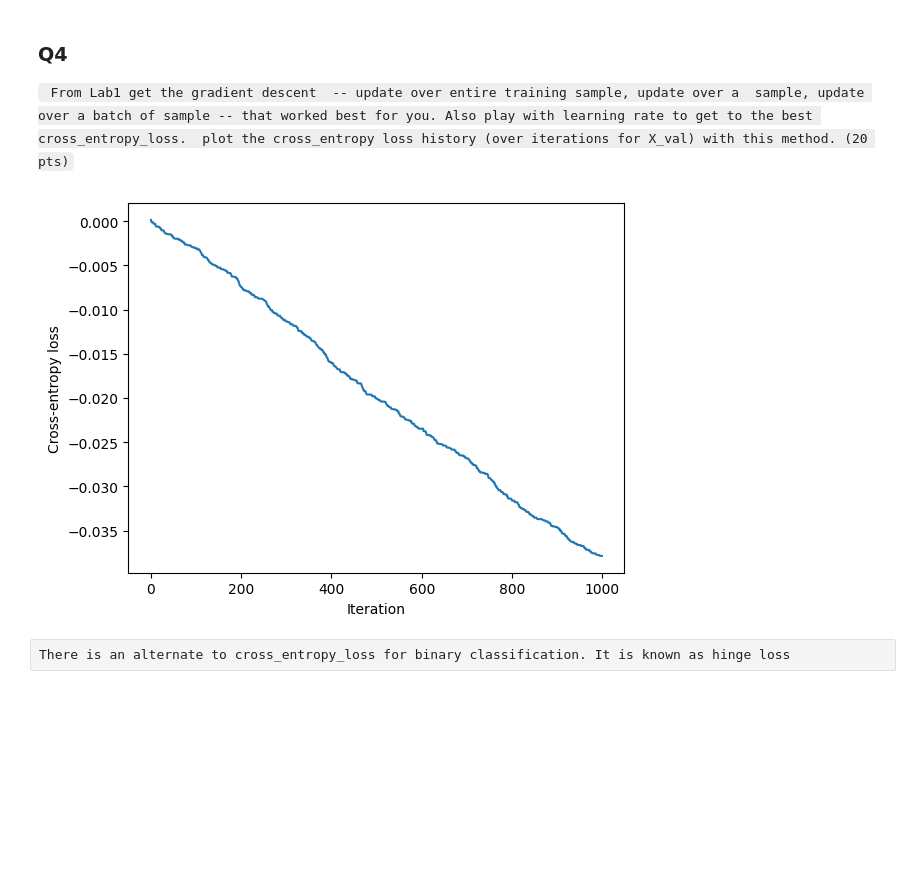
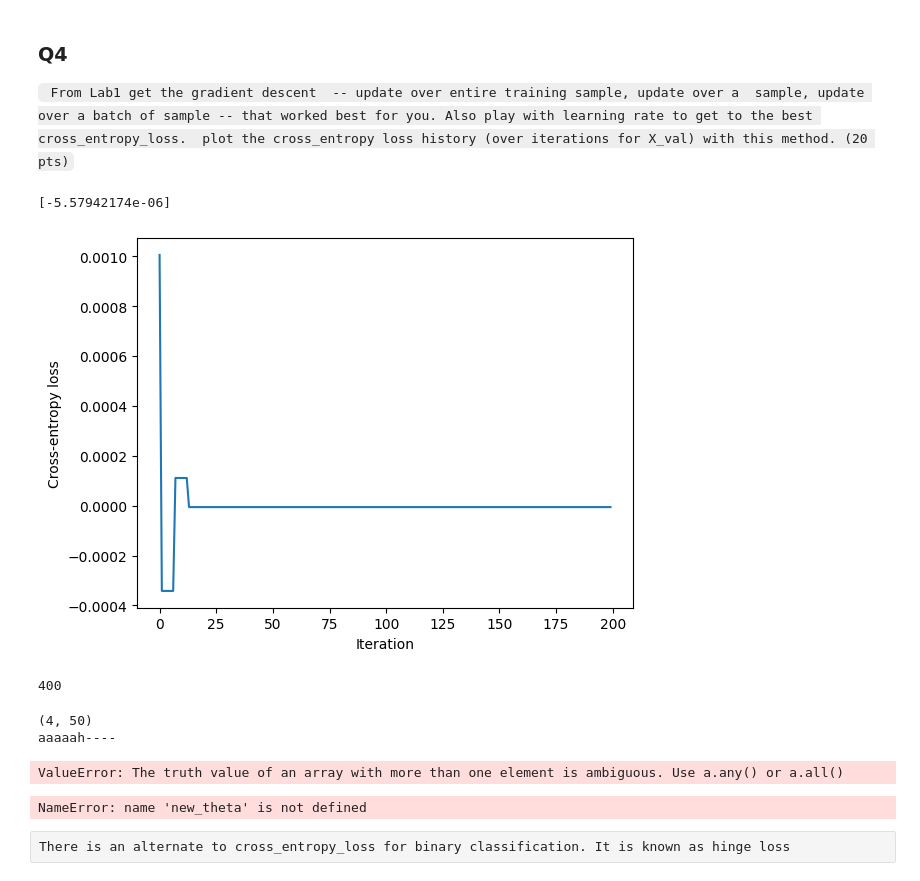
Before and after one commit to Hrsh-Venket/CS-1390-Intro-to-Machine-Learning, a Jupyter notebook: lab2(homework)/lab2.ipynb, the cells around one changed output. Saved outputs shown, nothing was run; the diff lists cells and outputs as text; code cells hidden in the pictures; blank space fills up the shorter version.

```diff
--- a/lab2(homework)/lab2.ipynb
+++ b/lab2(homework)/lab2.ipynb
@@ -313,30 +313,100 @@ plt.show()
 # %%
 # Run gradient descent over the entire training sample
 
 def gradient_descent(X_train, y_train, X_val, y_val, learning_rate, max_iter):
     m, n = X_train.shape
     theta = np.zeros((n, 1))
     history = []
     best_loss = float('inf')
     for i in range(max_iter):
         dtheta = np.random.randn(n, 1)
         new_theta = theta + learning_rate * dtheta
         new_loss = compute_cross_entropy_loss(X_val, y_val, new_theta)
-        if new_loss < best_loss:
+        if abs(new_loss) < abs(best_loss):
             best_loss = new_loss
             theta = new_theta
         history.append(best_loss)
     return theta, history
 
-learning_rate = 0.0001
-max_iter = 1000
+learning_rate = 0.001 # the issue with this case is that there is no local minima or maxima.
+                    # so higher learning rate is always better
+max_iter = 200
 best_theta, loss_history = gradient_descent(X_train, Y_train, X_val, Y_val, learning_rate, max_iter)
+print(loss_history[-1])
 plt.plot(loss_history)
 plt.xlabel('Iteration')
 plt.ylabel('Cross-entropy loss')
 plt.show()
 # %% [output]
+[-5.57942174e-06]
-[figure, old version]
+[figure, new version]
+# %%
+X.shape[0]
+# %% [output]
+400
+# %%
+# Run batched gradient descent
+def init(X,zeros=True):
+    n = X.shape[1]
+    if zeros:
+        theta = np.zeros((n,1))
+    else:
+        theta = np.random.rand(n,1)-0.5
+        theta[-1] = 0
+    return theta
+
+
+
+def update_weights( X, Y,  theta ) :
+        Y_pred = predict(X, theta)
+        m = X.shape[0]
+        dtheta = - ( 2 * ( X.T ).dot( Y - Y_pred )  ) / m
+        return dtheta
+
+def gradient_descent(X_train, y_train, X_val, y_val, max_iter, batch_size):
+    m, n = X_train.shape
+    num_batches = m // batch_size
+    theta = np.zeros((n, 1))
+    history = []
+    best_loss = float('inf')
+
+    for i in range(max_iter):
+        for batch in range(num_batches):
+            start_idx = batch * batch_size
+            end_idx = (batch + 1) * batch_size
+            x_i = X_train[start_idx:end_idx, :]
+            y_i = Y_train[start_idx:end_idx]
+            new_theta = update_weights(x_i, y_i, theta)
+        print(new_theta.shape)
+        print("aaaaah----")
+        new_loss = compute_cross_entropy_loss(X_val, y_val, new_theta)
+        if abs(new_loss) < abs(best_loss):
+            best_loss = new_loss
+            theta = new_theta
+            history.append(best_loss)
+    return theta, history
+
+
+
+learning_rate = 0.0001 # the issue with this case is that there is no local minima or maxima.
+                    # so higher learning rate is always better
+max_iter = 1000
+best_theta, loss_history = gradient_descent(X_train, Y_train, X_val, Y_val, max_iter, 50)
+print(loss_history[-1])
+plt.plot(loss_history)
+plt.xlabel('Iteration')
+plt.ylabel('Cross-entropy loss')
+plt.show()
+# %% [output]
+(4, 50)
+aaaaah----
+ValueError: The truth value of an array with more than one element is ambiguous. Use a.any() or a.all()
+# %%
+X_val.shape #(39,4)
+Y_val.shape #(39,)
+print(new_theta) #4,50
+# %% [output]
+NameError: name 'new_theta' is not defined
 # %% [raw]
 There is an alternate to cross_entropy_loss for binary classification. It is known as hinge loss
 # %% [markdown]
```
Also changed, not shown: parts of 6 cells of this notebook, 2 other files.
